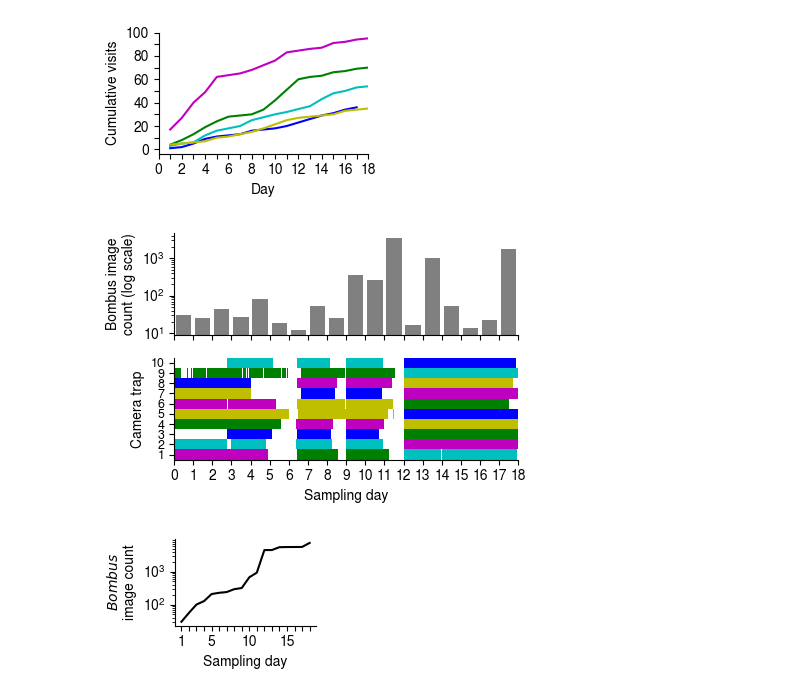
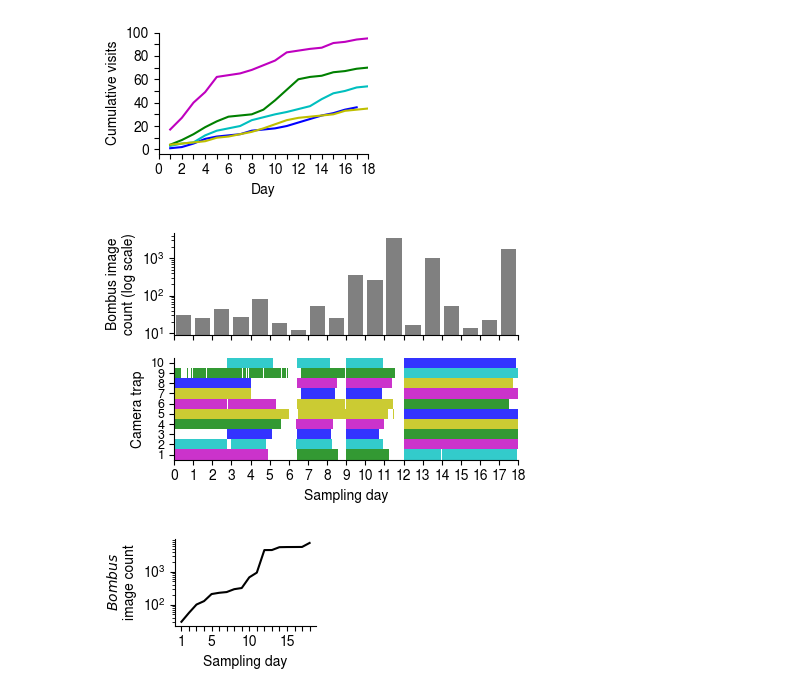
Before and after one commit to mparkergetz/bee_cam_data_processing, a Jupyter notebook: nb2_process_visit_data.ipynb, the cells around one changed output. Cells and saved outputs as stored; diff of their text form; code cells hidden in the pictures.

```diff
--- a/nb2_process_visit_data.ipynb
+++ b/nb2_process_visit_data.ipynb
@@ -541,35 +541,37 @@ for pi in pis:
     y0 = pi_to_band[pi]
     for x1, x2, col in segments_by_pi[pi]:
         coll = BrokenBarHCollection(
             [(x1, x2 - x1)],
             (y0, band_height),
             facecolors=col,
             edgecolors='none',
+            alpha=0.8,
             linewidths=0,
             antialiased=False,
             snap=True
         )
         ax2.add_collection(coll)
 
 ax2.set_yticks([pi_to_band[pi] + band_height/2 for pi in pis])
 ax2.set_yticklabels([str(pi) for pi in pis], size=9)
 ax2.set_ylim(-0.01, len(pis))
 
 dmins = (period_subset['interval'].map(lambda x: (x.left.date()  - day0_date).days)).min()
 dmaxs = (period_subset['interval'].map(lambda x: (x.right.date() - day0_date).days)).max()
 cal_days_kept = [d for d in range(dmins, dmaxs + 1) if d not in SKIPPED_DAYS]
 disp_days     = [day_to_display_index(d) for d in cal_days_kept]
 ax2.set_xticks(disp_days+[18])
 ax2.set_xlim(min(disp_days), max(disp_days) + 1)
 ax2.set_xticklabels([f"{d}" for d in disp_days+[18]])
 
 ax2.set_xlabel("Sampling day")
 ax2.set_ylabel("Camera trap")
 
 plt.tight_layout()
-plt.savefig('figs/bombus_img_counts_sample_ints.png', format='png', dpi=300)
+# plt.savefig('figs/bombus_img_counts_sample_ints.png', format='png', dpi=300)
+plt.savefig('figs/bombus_img_counts_sample_ints.svg', format='svg')
 # %% [output]
-[figure, old version]
+[figure, new version]
 # %%
 combined_df['datetime'] = pd.to_datetime(combined_df['datetime'])
 day0 = combined_df['datetime'].dt.floor('D').min()
```
Also changed, not shown: 2 other files.
